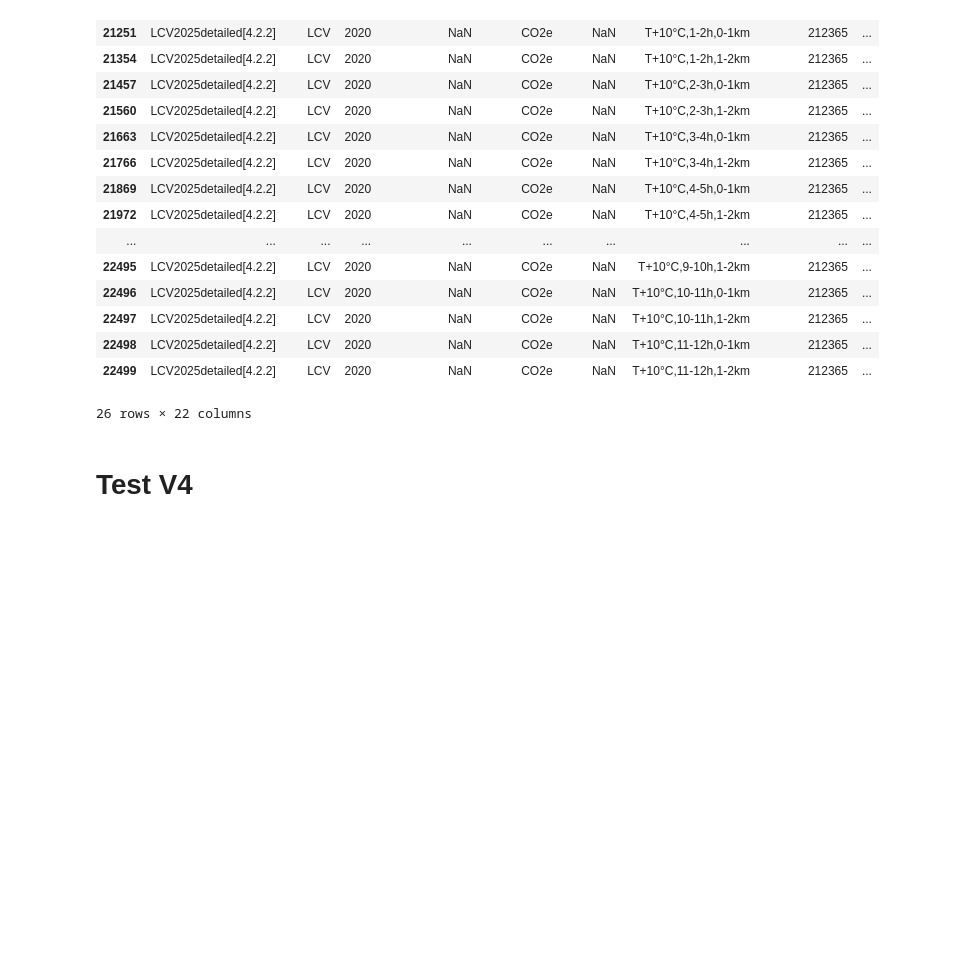
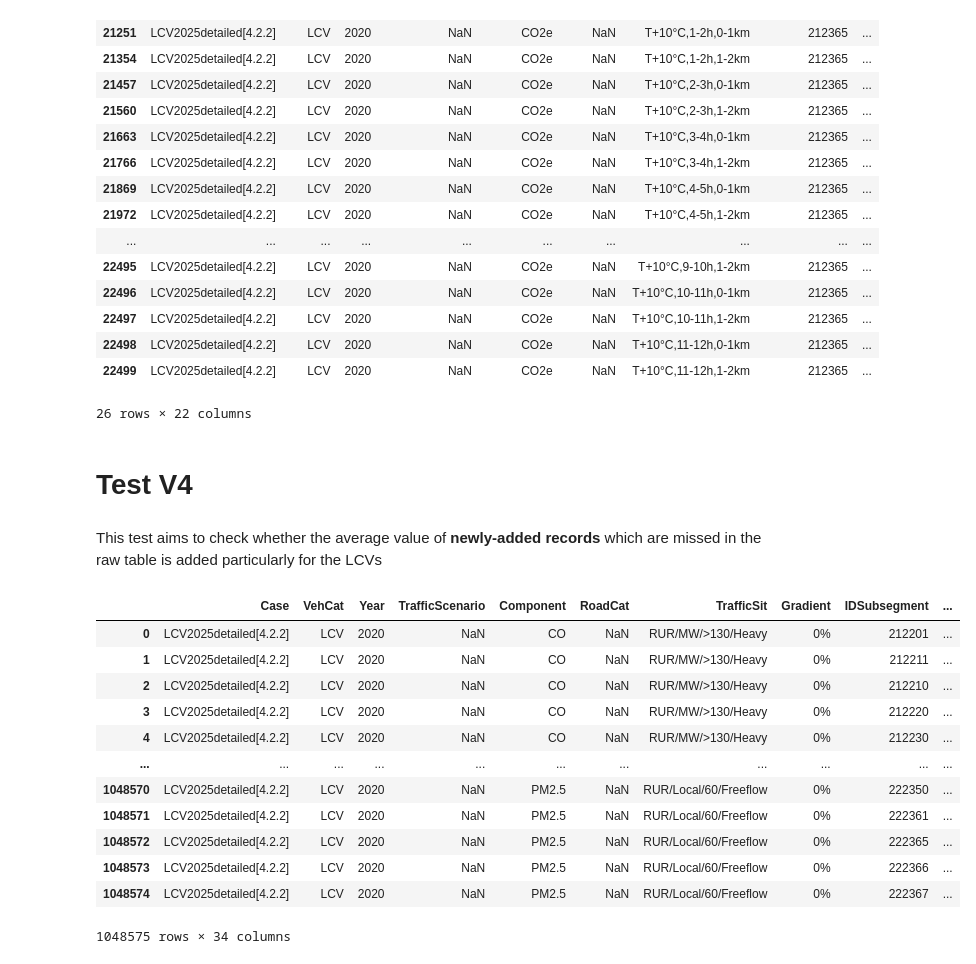
Before and after one commit to XanderPENG/matsim-xp, a Jupyter notebook: src/main/python/freight_emission/convert_hbefa_tables.ipynb, the cells around one changed output. Cells and saved outputs as stored; diff of their text form; code cells hidden in the pictures; blank space fills up the shorter version.

```diff
--- a/src/main/python/freight_emission/convert_hbefa_tables.ipynb
+++ b/src/main/python/freight_emission/convert_hbefa_tables.ipynb
@@ -540,3 +564,23 @@ lcv_cold_processed[lcv_cold_processed['Subsegment'] == 'LCV petrol N1-III Euro-6
 26 rows × 22 columns
 # %% [markdown]
 # Test V4
+# %% [markdown]
+This test aims to check whether the average value of **newly-added records** which are missed in the raw table is added
+particularly for the LCVs
+# %%
+test_warm_lcv = pd.read_excel(raw_data_path + 'EFA_HOT_Subsegm_LCV2025detailed.XLSX')
+test_warm_lcv
+# %% [output]
+|  | Case | VehCat | Year | TrafficScenario | Component | RoadCat | TrafficSit | Gradient | IDSubsegment | ... |
+| 0 | LCV2025detailed[4.2.2] | LCV | 2020 | NaN | CO | NaN | RUR/MW/>130/Heavy | 0% | 212201 | ... |
+| 1 | LCV2025detailed[4.2.2] | LCV | 2020 | NaN | CO | NaN | RUR/MW/>130/Heavy | 0% | 212211 | ... |
+| 2 | LCV2025detailed[4.2.2] | LCV | 2020 | NaN | CO | NaN | RUR/MW/>130/Heavy | 0% | 212210 | ... |
+| 3 | LCV2025detailed[4.2.2] | LCV | 2020 | NaN | CO | NaN | RUR/MW/>130/Heavy | 0% | 212220 | ... |
+| 4 | LCV2025detailed[4.2.2] | LCV | 2020 | NaN | CO | NaN | RUR/MW/>130/Heavy | 0% | 212230 | ... |
+| ... | ... | ... | ... | ... | ... | ... | ... | ... | ... | ... |
+| 1048570 | LCV2025detailed[4.2.2] | LCV | 2020 | NaN | PM2.5 | NaN | RUR/Local/60/Freeflow | 0% | 222350 | ... |
+| 1048571 | LCV2025detailed[4.2.2] | LCV | 2020 | NaN | PM2.5 | NaN | RUR/Local/60/Freeflow | 0% | 222361 | ... |
+| 1048572 | LCV2025detailed[4.2.2] | LCV | 2020 | NaN | PM2.5 | NaN | RUR/Local/60/Freeflow | 0% | 222365 | ... |
+| 1048573 | LCV2025detailed[4.2.2] | LCV | 2020 | NaN | PM2.5 | NaN | RUR/Local/60/Freeflow | 0% | 222366 | ... |
+| 1048574 | LCV2025detailed[4.2.2] | LCV | 2020 | NaN | PM2.5 | NaN | RUR/Local/60/Freeflow | 0% | 222367 | ... |
+1048575 rows × 34 columns
```
Also changed, not shown: parts of 18 cells of this notebook, 1 other file.
